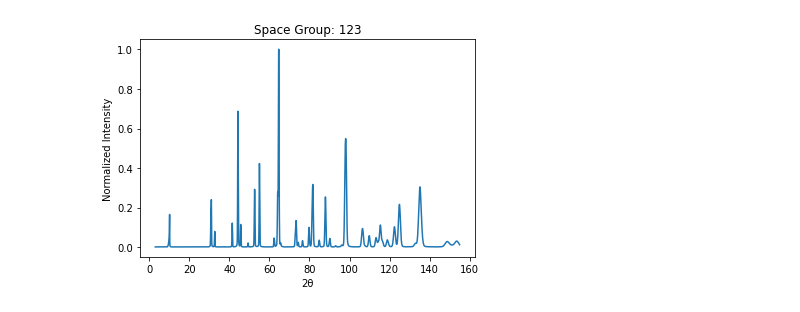
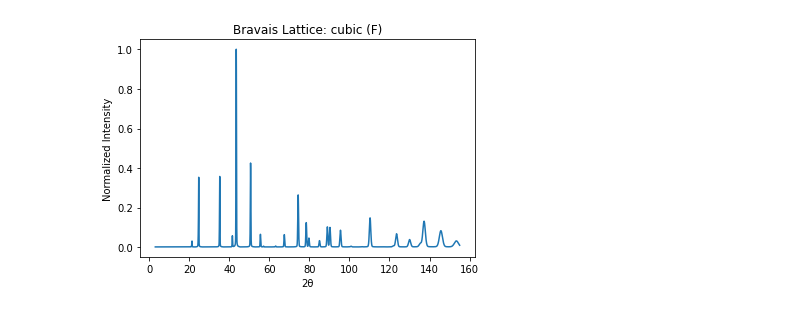
Before and after one commit to usnistgov/semi-supervised-neutron, a Jupyter notebook: Notebooks/PlotData.ipynb, the cells around one changed output. Cells and saved outputs as stored; diff of their text form; code cells hidden in the pictures.

```diff
--- a/Notebooks/PlotData.ipynb
+++ b/Notebooks/PlotData.ipynb
@@ -23,4 +13,5 @@ Space_group.plot(1);
-# %%
-Space_group.plot(0);
-# %% [output]
-[figure, removed]
+# %%
+#Change index to plot other values.
+Bravais_data.plot(idx=0);
+# %% [output]
+[figure, added]
```
Also changed, not shown: parts of 3 cells of this notebook, 3 other files.
